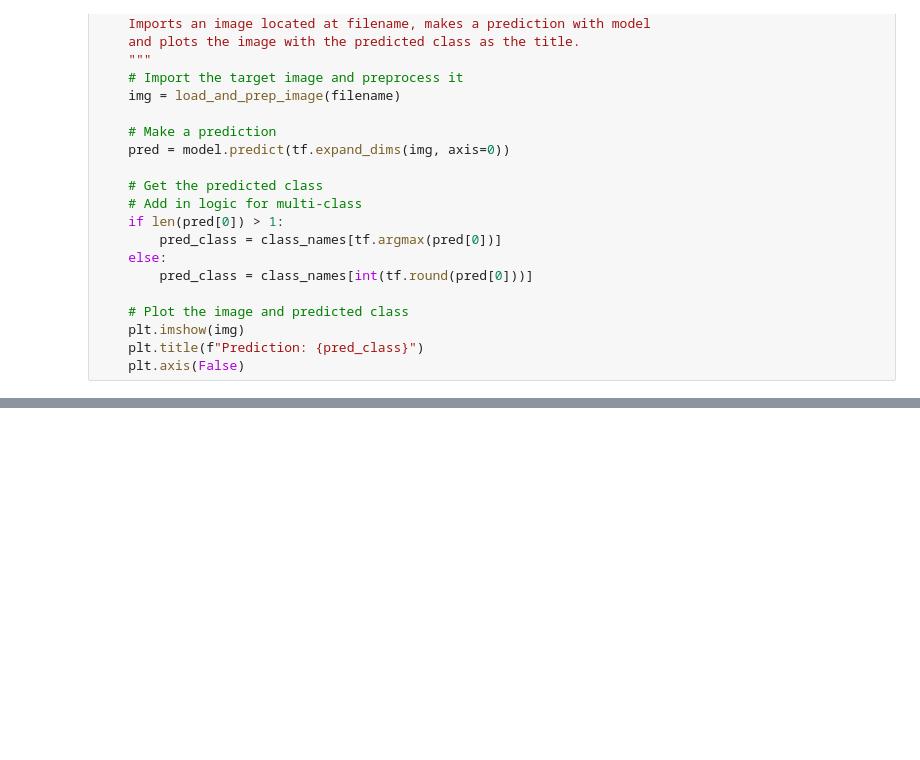
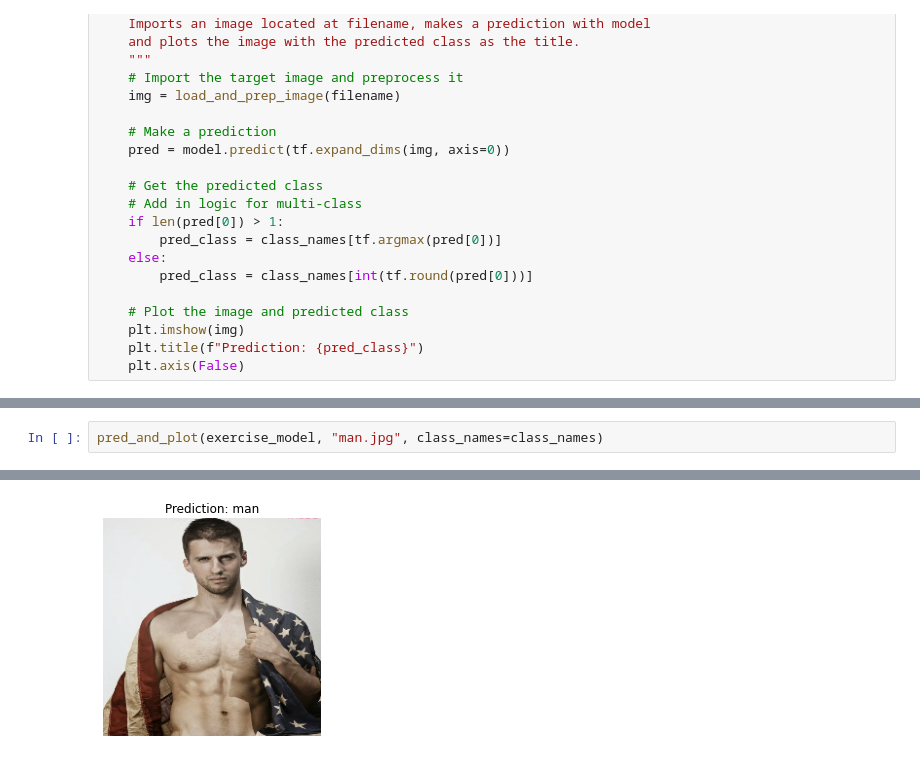
Before and after one commit to Himske/TensorFlow_Developer, a Jupyter notebook: 03_convolutional_neural_networks_in_tensorflow.ipynb, the cells around one changed output, grey strips where cells are left out. Drawn from its saved outputs; the diff is of its cells as text; blank space fills up the shorter version.

```diff
--- a/03_convolutional_neural_networks_in_tensorflow.ipynb
+++ b/03_convolutional_neural_networks_in_tensorflow.ipynb
@@ -1402,0 +1540,3 @@ pred_and_plot(model_10, "03-sushi.jpeg", class_names)
+# %%
+pred_and_plot(exercise_model, "man.jpg", class_names=class_names)
+# %% [output]
@@ -1402,0 +1544 @@ pred_and_plot(model_10, "03-sushi.jpeg", class_names)
+[figure, added]
```
Also changed, not shown: parts of 46 cells of this notebook.
